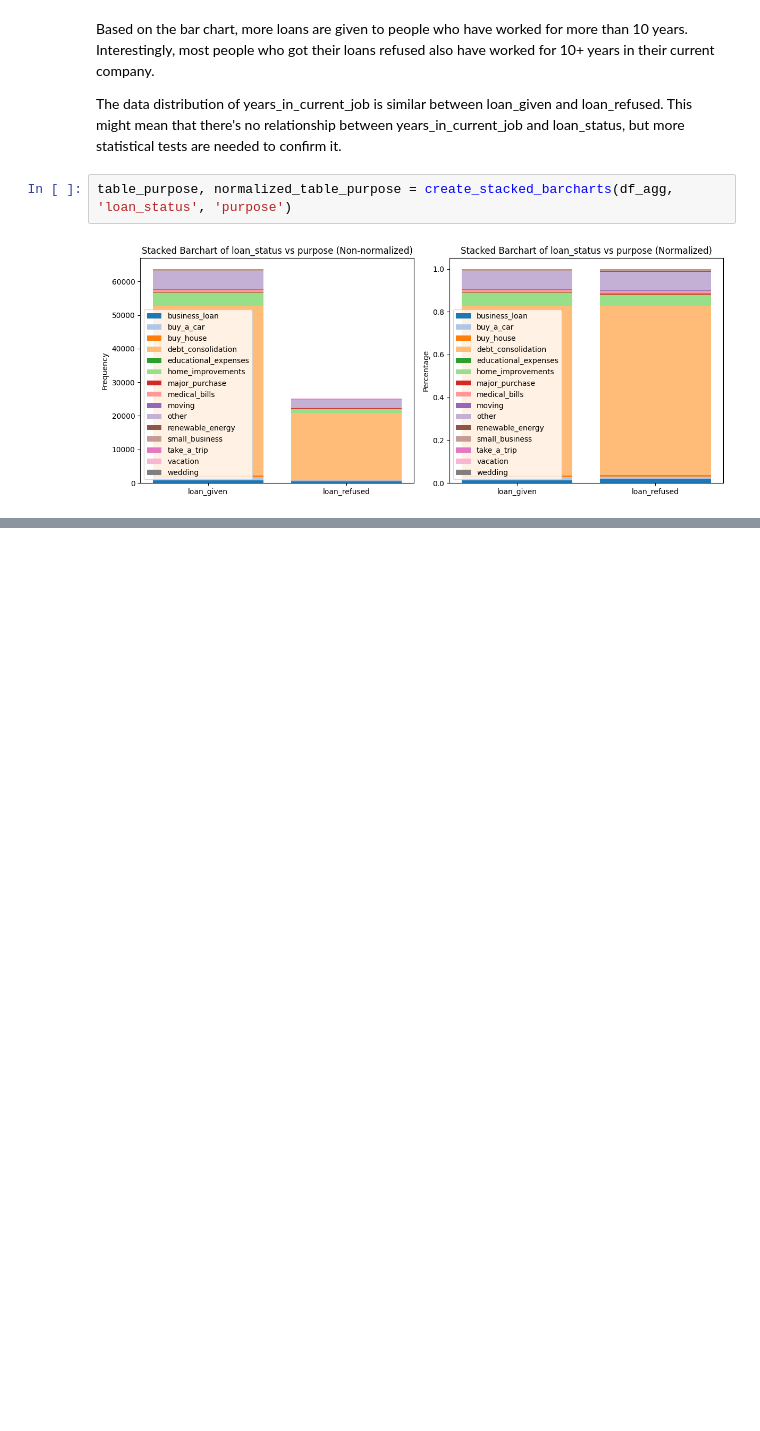
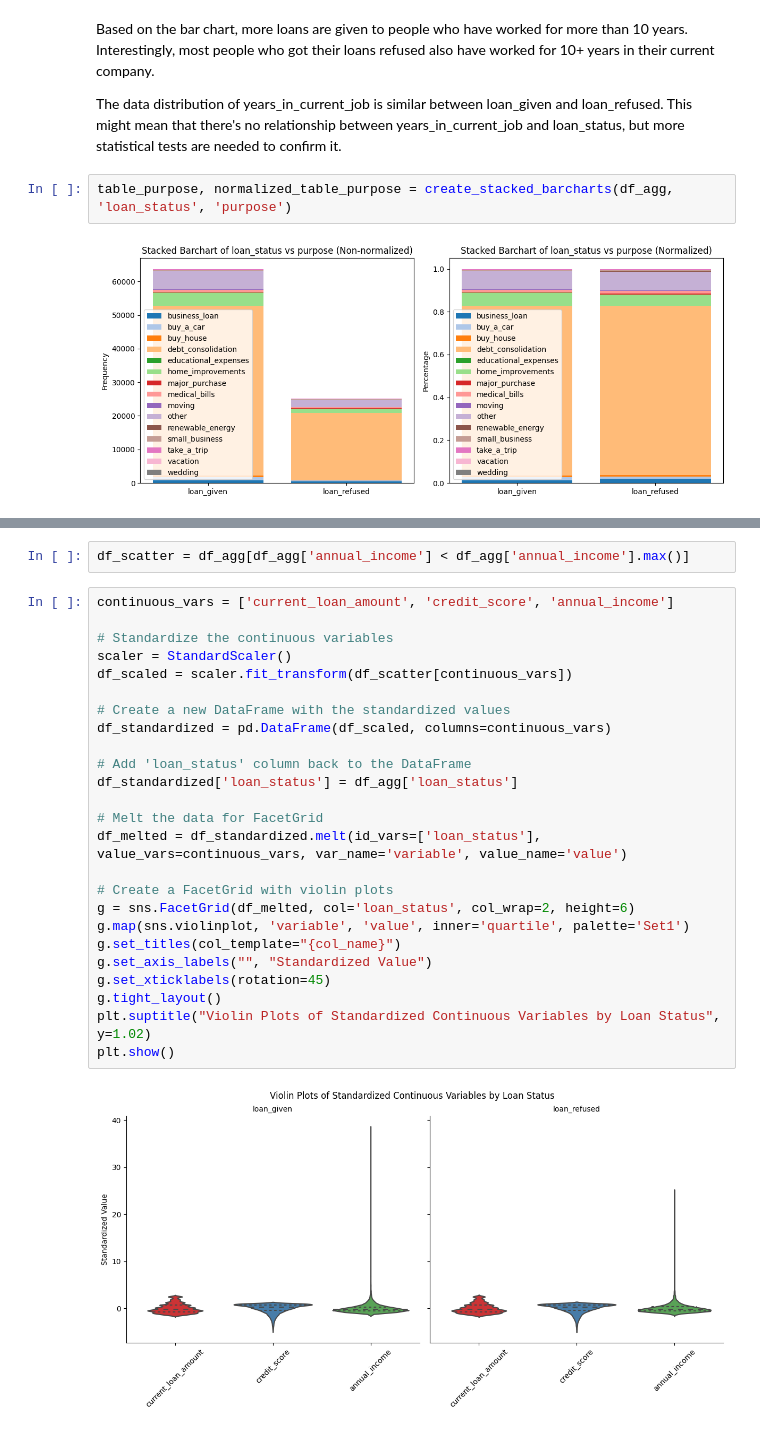
Before and after one commit to nugroho1234/loan-classification-h20-xgboost, a Jupyter notebook: Loan Classification Notebook.ipynb, the cells around one changed output, grey strips where cells are left out. Saved outputs shown, nothing was run; the diff lists cells and outputs as text; blank space fills up the shorter version.

```diff
--- a/Loan Classification Notebook.ipynb
+++ b/Loan Classification Notebook.ipynb
@@ -937,0 +1023,29 @@ normalized_table_purpose
+# %%
+df_scatter = df_agg[df_agg['annual_income'] < df_agg['annual_income'].max()]
+# %%
+continuous_vars = ['current_loan_amount', 'credit_score', 'annual_income']
+
+# Standardize the continuous variables
+scaler = StandardScaler()
+df_scaled = scaler.fit_transform(df_scatter[continuous_vars])
+
+# Create a new DataFrame with the standardized values
+df_standardized = pd.DataFrame(df_scaled, columns=continuous_vars)
+
+# Add 'loan_status' column back to the DataFrame
+df_standardized['loan_status'] = df_agg['loan_status']
+
+# Melt the data for FacetGrid
+df_melted = df_standardized.melt(id_vars=['loan_status'], value_vars=continuous_vars, var_name='variable', value_name='value')
+
+# Create a FacetGrid with violin plots
+g = sns.FacetGrid(df_melted, col='loan_status', col_wrap=2, height=6)
+g.map(sns.violinplot, 'variable', 'value', inner='quartile', palette='Set1')
+g.set_titles(col_template="{col_name}")
+g.set_axis_labels("", "Standardized Value")
+g.set_xticklabels(rotation=45)
+g.tight_layout()
+plt.suptitle("Violin Plots of Standardized Continuous Variables by Loan Status", y=1.02)
+plt.show()
+# %% [output]
+[figure, added]
```
Also changed, not shown: parts of 9 cells of this notebook.
